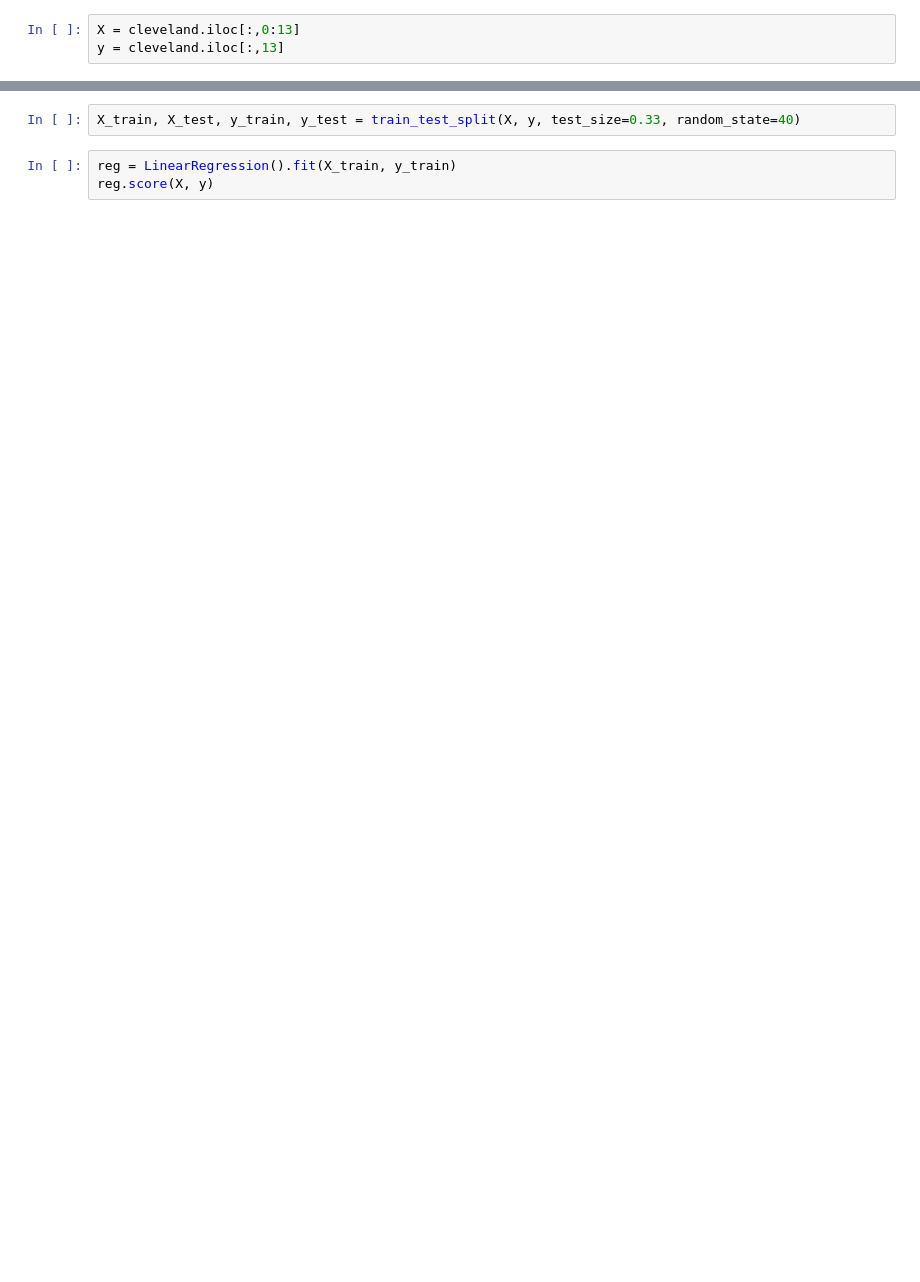
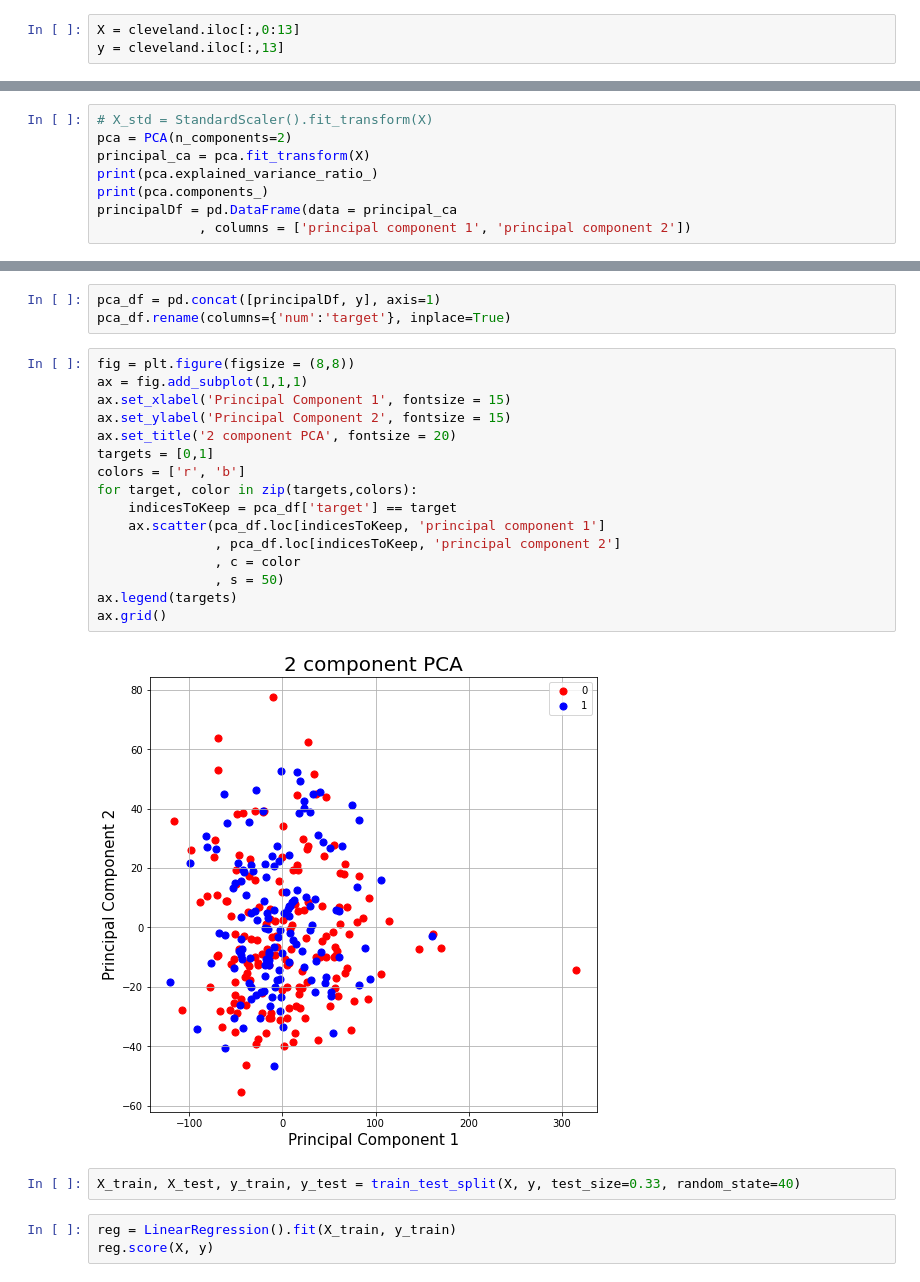
Before and after one commit to WizenPainter/DTU-02450, a Jupyter notebook: project/project.ipynb, the cells around one changed output, grey strips where cells are left out. Cells and saved outputs as stored; diff of their text form; blank space fills up the shorter version.

```diff
--- a/project/project.ipynb
+++ b/project/project.ipynb
@@ -104,0 +168,8 @@ y = cleveland.iloc[:,13]
+# %%
+# X_std = StandardScaler().fit_transform(X)
+pca = PCA(n_components=2)
+principal_ca = pca.fit_transform(X)
+print(pca.explained_variance_ratio_)
+print(pca.components_)
+principalDf = pd.DataFrame(data = principal_ca
+             , columns = ['principal component 1', 'principal component 2'])
@@ -105,3 +186,24 @@ y = cleveland.iloc[:,13]
+# %%
+pca_df = pd.concat([principalDf, y], axis=1)
+pca_df.rename(columns={'num':'target'}, inplace=True)
+# %%
+fig = plt.figure(figsize = (8,8))
+ax = fig.add_subplot(1,1,1)
+ax.set_xlabel('Principal Component 1', fontsize = 15)
+ax.set_ylabel('Principal Component 2', fontsize = 15)
+ax.set_title('2 component PCA', fontsize = 20)
+targets = [0,1]
+colors = ['r', 'b']
+for target, color in zip(targets,colors):
+    indicesToKeep = pca_df['target'] == target
+    ax.scatter(pca_df.loc[indicesToKeep, 'principal component 1']
+               , pca_df.loc[indicesToKeep, 'principal component 2']
+               , c = color
+               , s = 50)
+ax.legend(targets)
+ax.grid()
+# %% [output]
+[figure, added]
 # %%
 X_train, X_test, y_train, y_test = train_test_split(X, y, test_size=0.33, random_state=40)
 # %%
```
Also changed, not shown: parts of 14 cells of this notebook, 1 other file.
